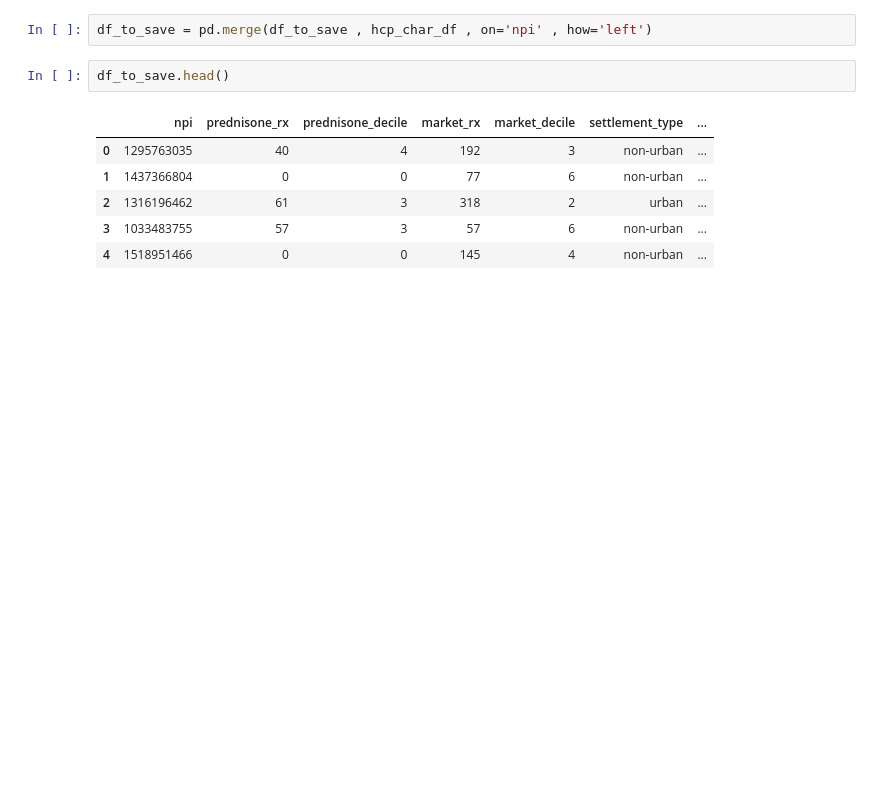
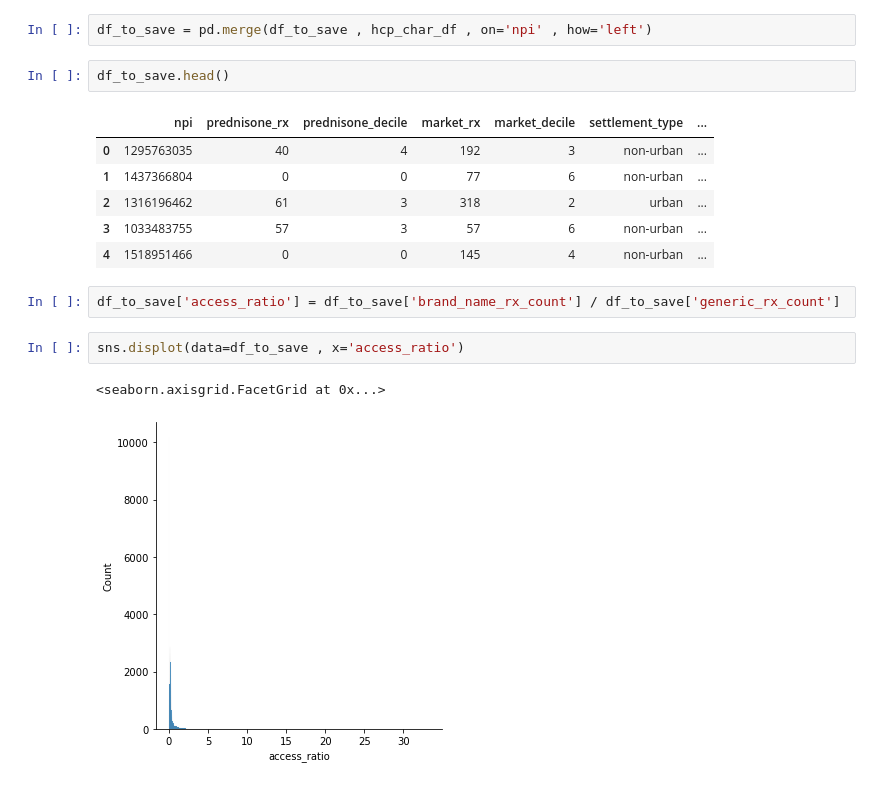
Before and after one commit to akshayjadiya/HCPSegmentation, a Jupyter notebook: clean_data_processing.ipynb, the cells around one changed output. Saved outputs shown, nothing was run; the diff lists cells and outputs as text; blank space fills up the shorter version.

Commit message:
Calculate Access Ratio

```diff
--- a/clean_data_processing.ipynb
+++ b/clean_data_processing.ipynb
@@ -235,3 +234,10 @@ df_to_save.head()
 | 2 | 1316196462 | 61 | 3 | 318 | 2 | urban | ... |
 | 3 | 1033483755 | 57 | 3 | 57 | 6 | non-urban | ... |
 | 4 | 1518951466 | 0 | 0 | 145 | 4 | non-urban | ... |
+# %%
+df_to_save['access_ratio'] = df_to_save['brand_name_rx_count'] / df_to_save['generic_rx_count']
+# %%
+sns.displot(data=df_to_save , x='access_ratio')
+# %% [output]
+<seaborn.axisgrid.FacetGrid at 0x...>
+[figure, added]
```
Also changed, not shown: parts of 11 cells of this notebook.
